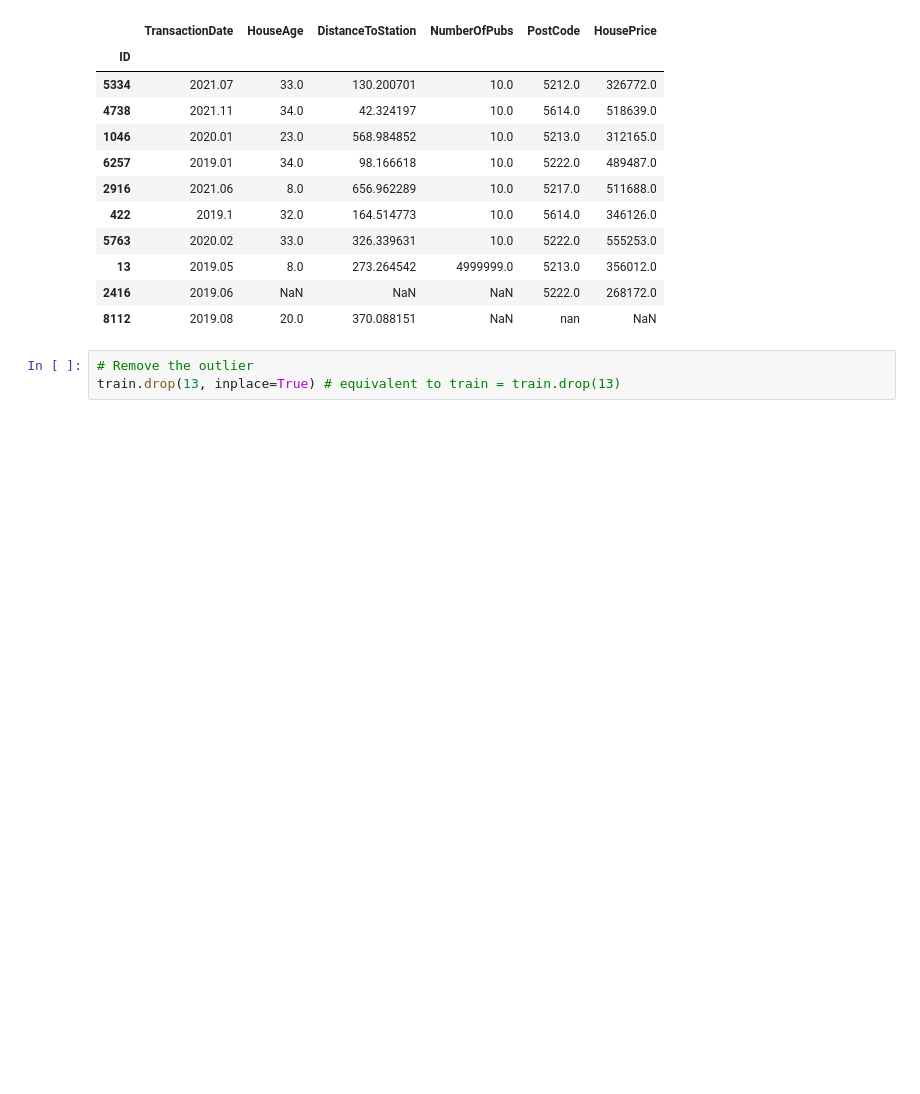
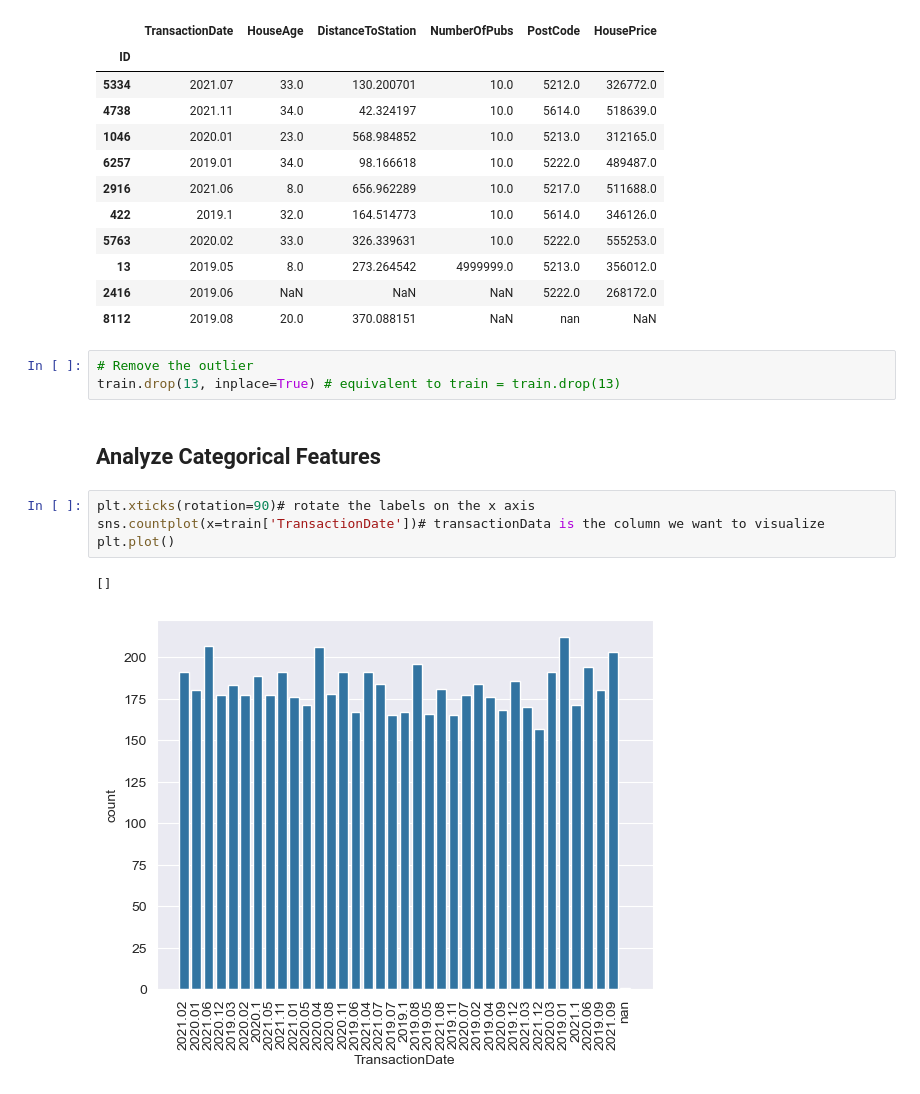
Before and after one commit to OctavianMarina123/House-Price-Predictions, a Jupyter notebook: Regression.ipynb, the cells around one changed output. Saved outputs shown, nothing was run; the diff lists cells and outputs as text; blank space fills up the shorter version.

```diff
--- a/Regression.ipynb
+++ b/Regression.ipynb
@@ -229,3 +224,12 @@ train.sort_values('NumberOfPubs').tail(10)
 # %%
 # Remove the outlier
 train.drop(13, inplace=True) # equivalent to train = train.drop(13)
+# %% [markdown]
+## Analyze Categorical Features
+# %%
+plt.xticks(rotation=90)# rotate the labels on the x axis
+sns.countplot(x=train['TransactionDate'])# transactionData is the column we want to visualize
+plt.plot()
+# %% [output]
+[]
+[figure, added]
```
Also changed, not shown: parts of 97 cells of this notebook.
